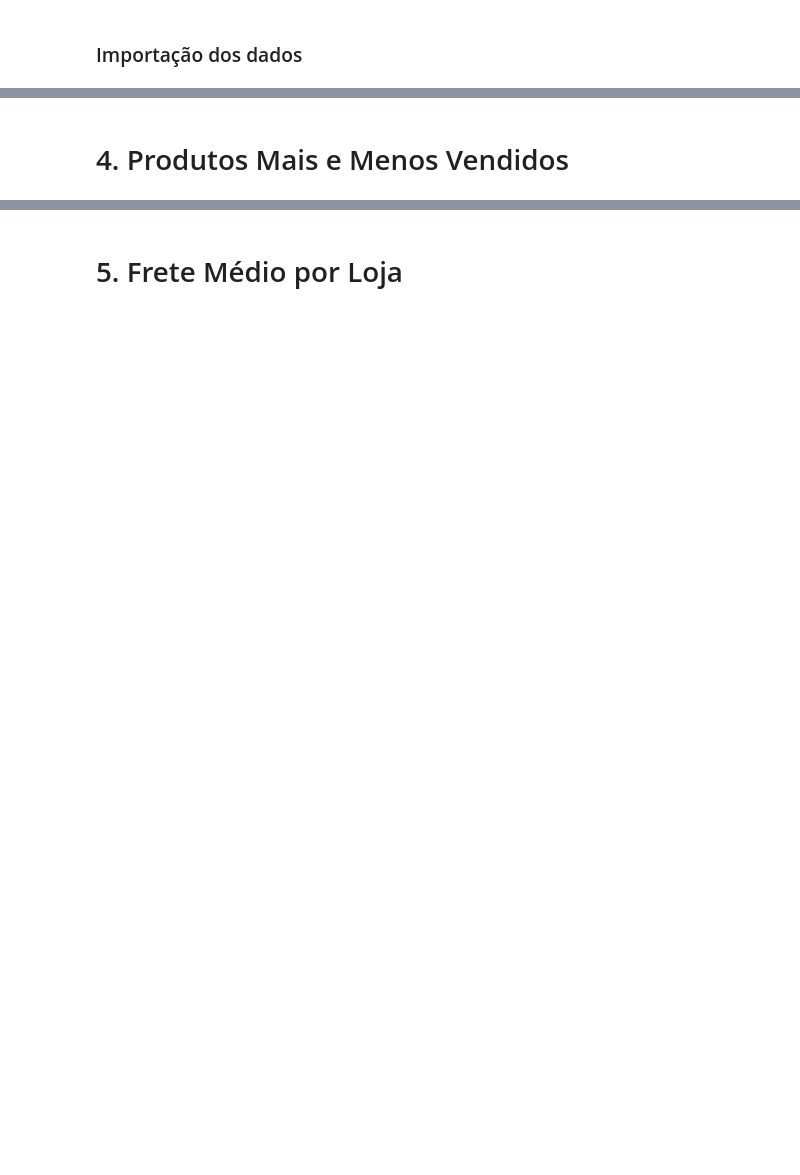
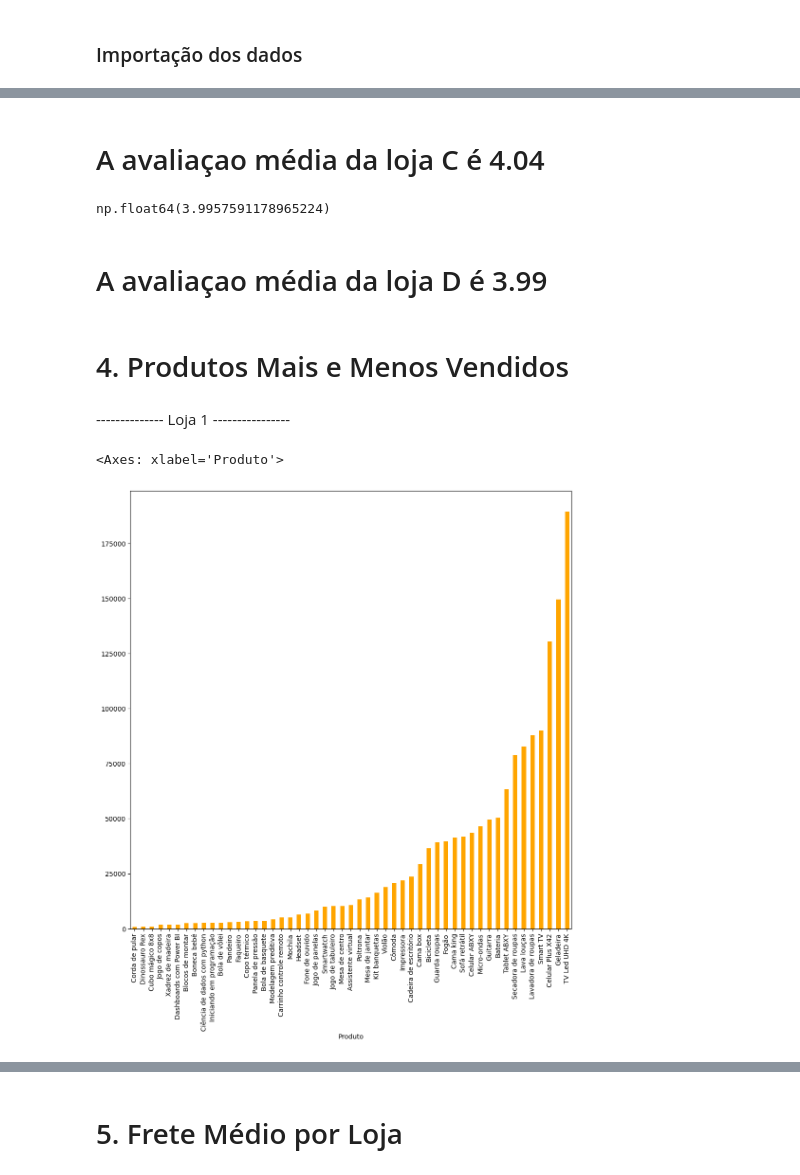
Before and after one commit to Patrick-Vinicius/Alura-Store---An-lise-de-dados-, a Jupyter notebook: AluraStoreBr.ipynb, the cells around one changed output, grey strips where cells are left out. Drawn from its saved outputs; the diff is of its cells as text; code cells hidden in the pictures; blank space fills up the shorter version.

```diff
--- a/AluraStoreBr.ipynb
+++ b/AluraStoreBr.ipynb
@@ -70,2 +125,18 @@ KeyError: ('Vendedor', 'Frete')
+# %% [markdown]
+# A avaliaçao média da loja C é 4.04
+# %%
+loja4['Avaliação da compra'].mean()
+# %% [output]
+np.float64(3.9957591178965224)
+# %% [markdown]
+# A avaliaçao média da loja D é 3.99
 # %% [markdown]
 # 4. Produtos Mais e Menos Vendidos
+# %% [markdown]
+--------------        Loja 1 ----------------
+# %%
+valor_total1 = loja.groupby("Produto")['Preço'].sum().sort_values()
+valor_total1.plot( kind='bar',figsize=(12,12), color='orange')
+# %% [output]
+<Axes: xlabel='Produto'>
+[figure, added]
```
Also changed, not shown: parts of 52 cells of this notebook.
